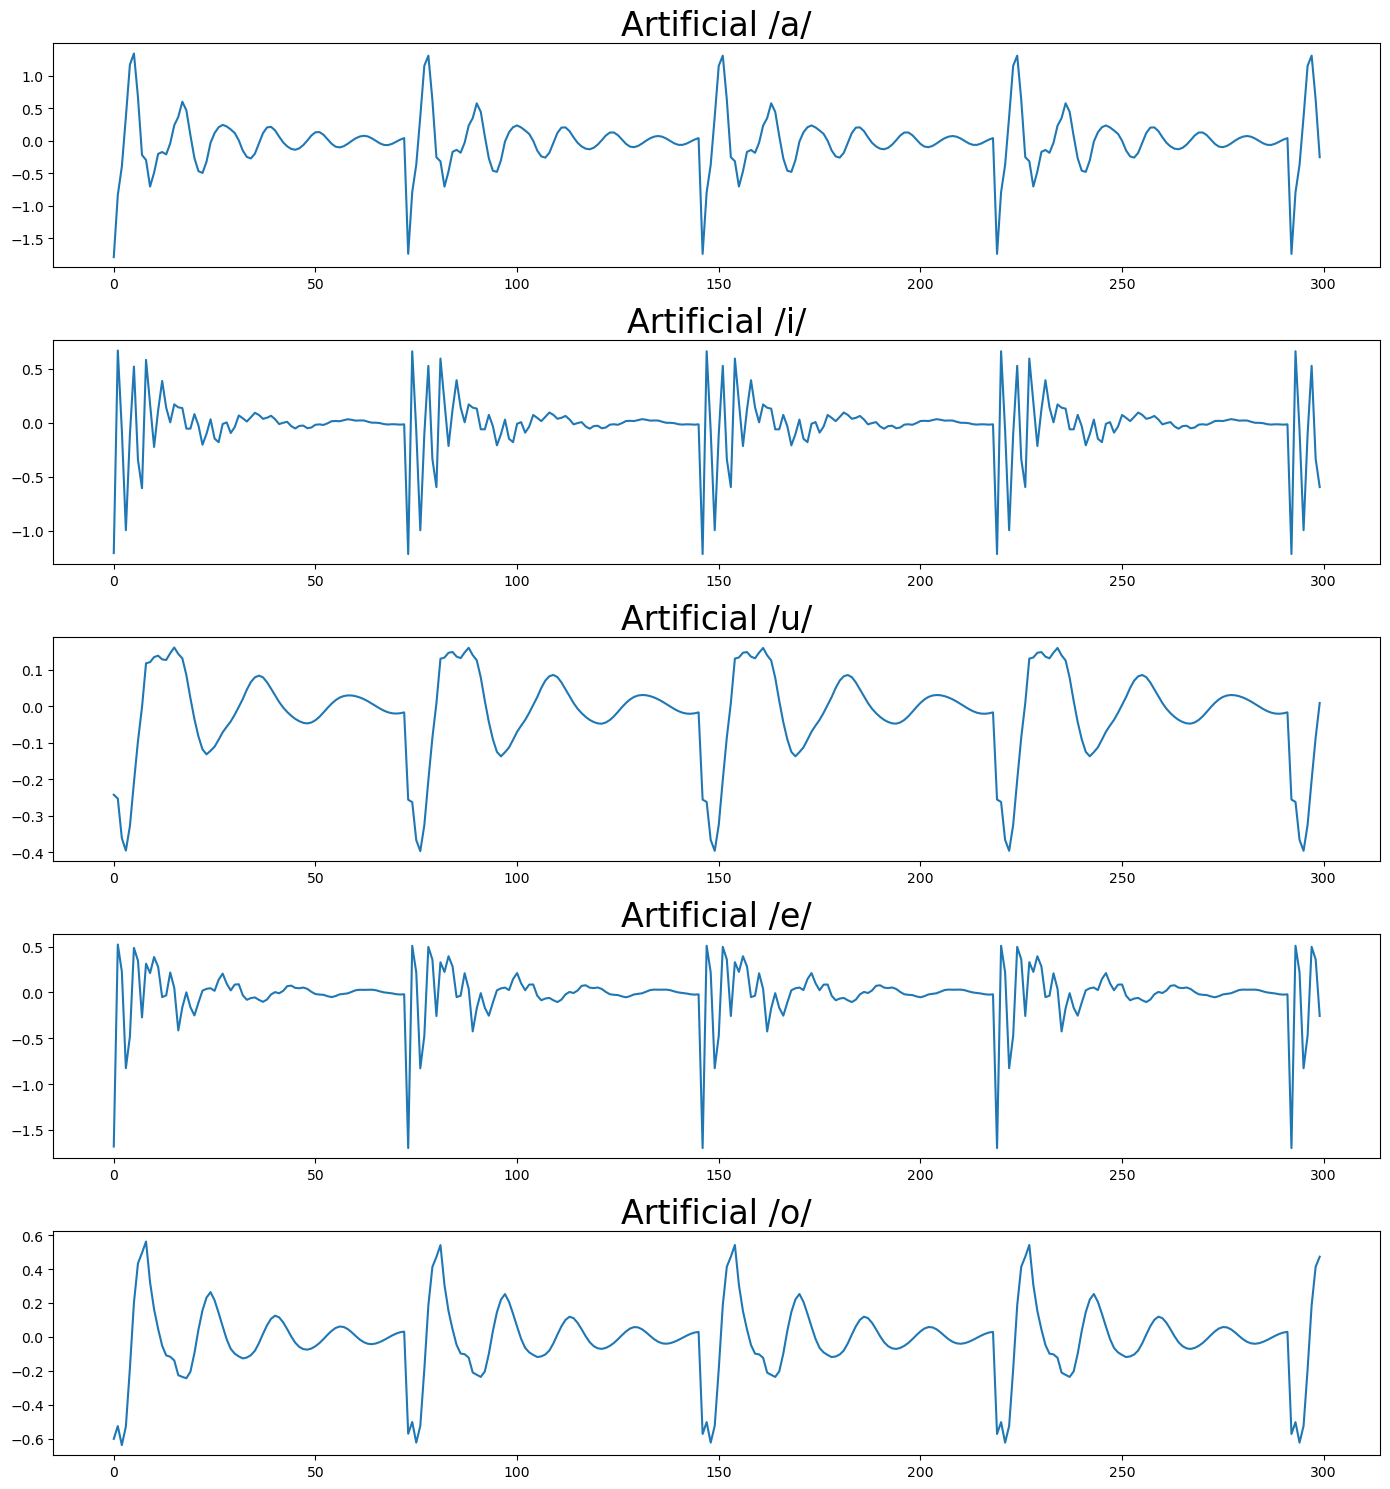
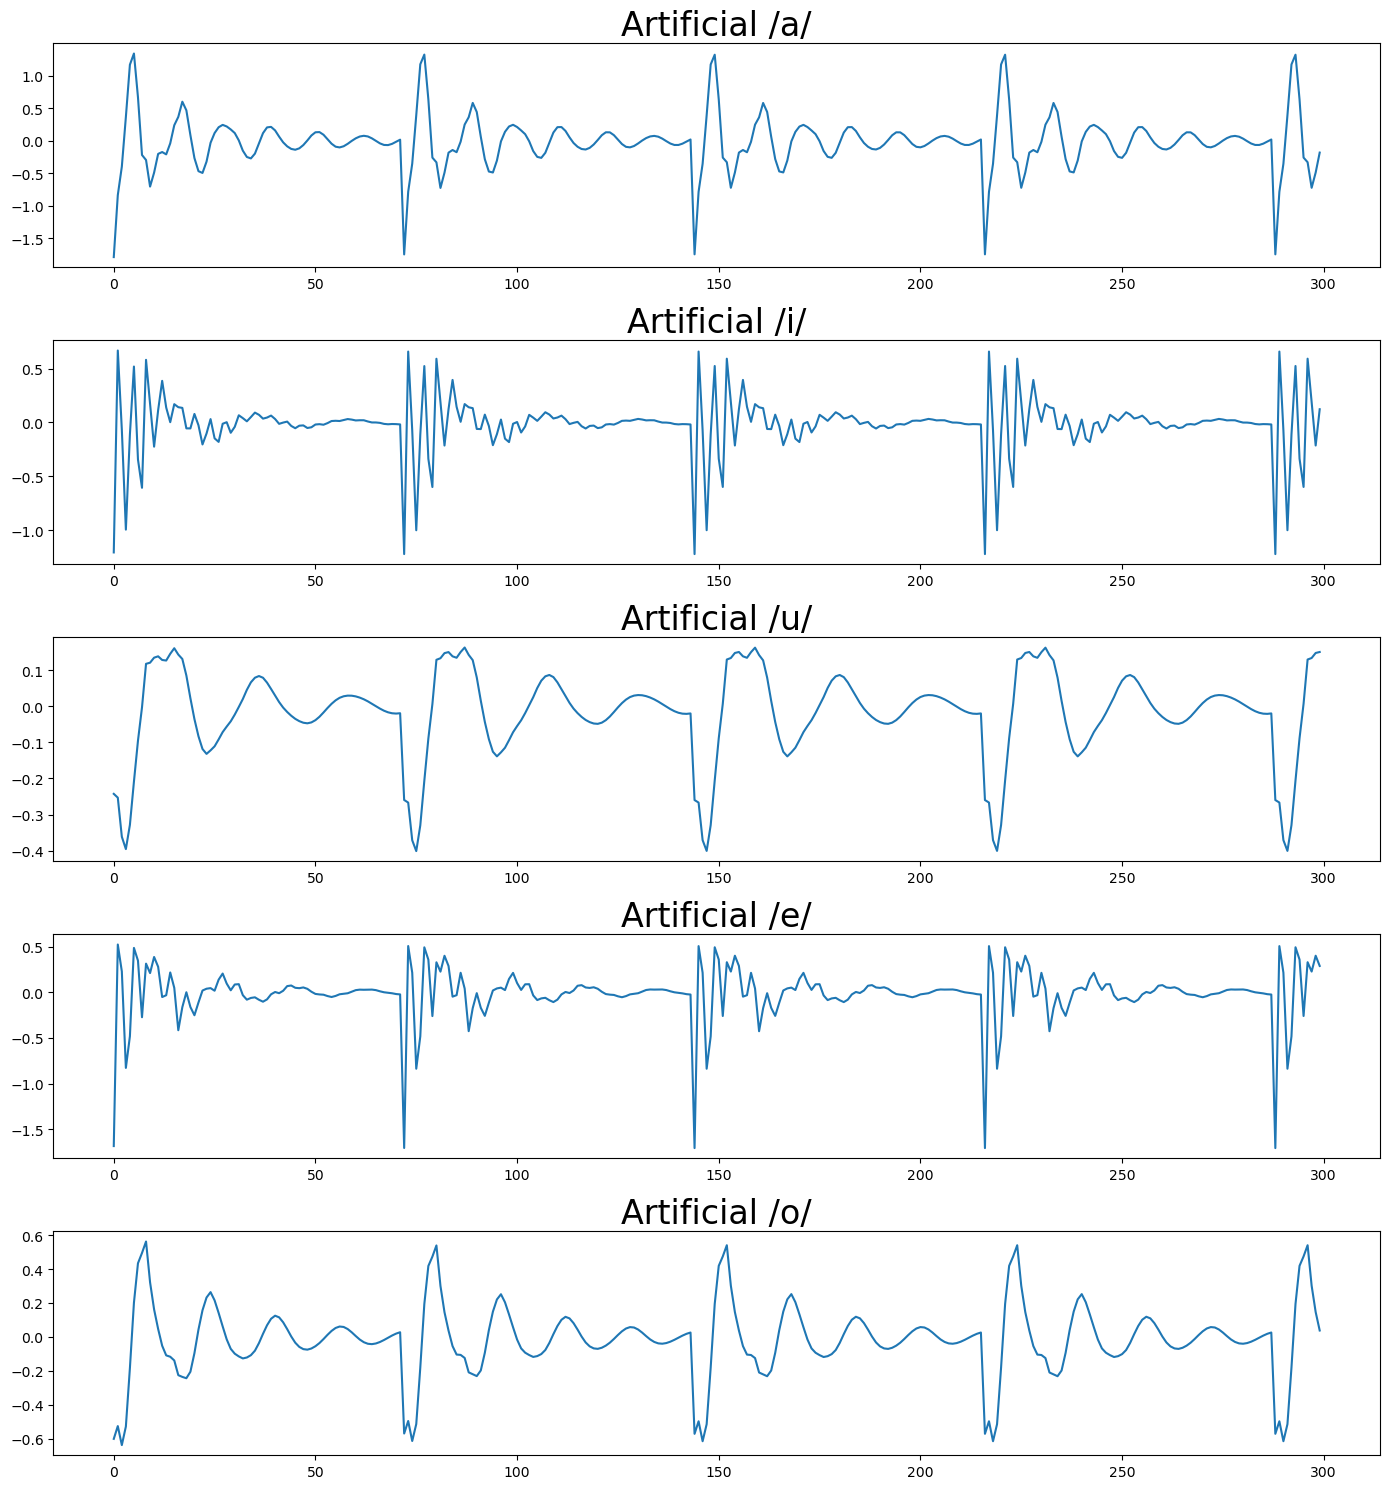
Code edit (unified diff) that turned the first committed figure into the second:
--- before
+++ after
@@ -4,9 +4,9 @@
 subfig = fig.subplots(5,1)
 
-speech = np.zeros(0)
+speech = {}
 
 for plotnum, phoneme in enumerate('aiueo'):
-    speech = homework12.synthesize_vowel(8000,F0,F1[phoneme],F2[phoneme],2500,3500,100,200,300,400,Fs)
+    speech[phoneme] = homework12.synthesize_vowel(8000,F0,F1[phoneme],F2[phoneme],2500,3500,100,200,300,400,Fs)
     
-    subfig[plotnum].plot(speech[:300])
+    subfig[plotnum].plot(speech[phoneme][:300])
     subfig[plotnum].set_title('Artificial /%s/'%(phoneme),fontsize=24)

Commit: hw12